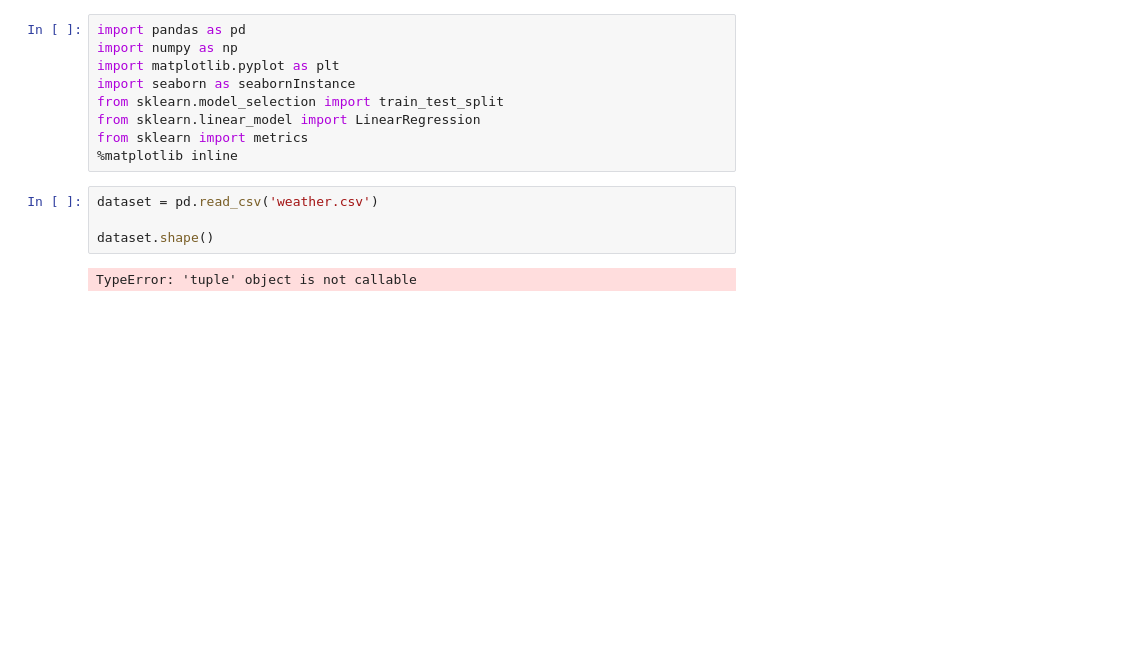
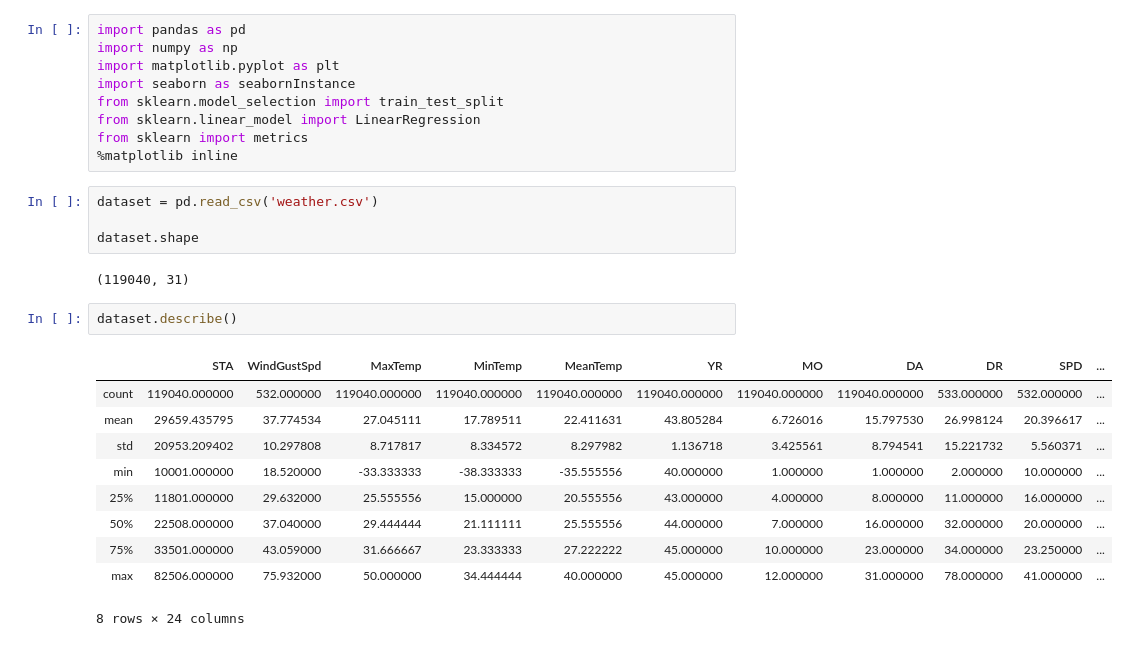
Before and after one commit to ljdutton2/Linear-regression-tutorial, a Jupyter notebook: linear regression tutorial.ipynb, the cells around one changed output. Saved outputs shown, nothing was run; the diff lists cells and outputs as text; blank space fills up the shorter version.

```diff
--- a/linear regression tutorial.ipynb
+++ b/linear regression tutorial.ipynb
@@ -10,6 +10,19 @@ from sklearn import metrics
 # %%
 dataset = pd.read_csv('weather.csv')
 
-dataset.shape()
+dataset.shape
 # %% [output]
-TypeError: 'tuple' object is not callable
+(119040, 31)
+# %%
+dataset.describe()
+# %% [output]
+|  | STA | WindGustSpd | MaxTemp | MinTemp | MeanTemp | YR | MO | DA | DR | SPD | ... |
+| count | 119040.000000 | 532.000000 | 119040.000000 | 119040.000000 | 119040.000000 | 119040.000000 | 119040.000000 | 119040.000000 | 533.000000 | 532.000000 | ... |
+| mean | 29659.435795 | 37.774534 | 27.045111 | 17.789511 | 22.411631 | 43.805284 | 6.726016 | 15.797530 | 26.998124 | 20.396617 | ... |
+| std | 20953.209402 | 10.297808 | 8.717817 | 8.334572 | 8.297982 | 1.136718 | 3.425561 | 8.794541 | 15.221732 | 5.560371 | ... |
+| min | 10001.000000 | 18.520000 | -33.333333 | -38.333333 | -35.555556 | 40.000000 | 1.000000 | 1.000000 | 2.000000 | 10.000000 | ... |
+| 25% | 11801.000000 | 29.632000 | 25.555556 | 15.000000 | 20.555556 | 43.000000 | 4.000000 | 8.000000 | 11.000000 | 16.000000 | ... |
+| 50% | 22508.000000 | 37.040000 | 29.444444 | 21.111111 | 25.555556 | 44.000000 | 7.000000 | 16.000000 | 32.000000 | 20.000000 | ... |
+| 75% | 33501.000000 | 43.059000 | 31.666667 | 23.333333 | 27.222222 | 45.000000 | 10.000000 | 23.000000 | 34.000000 | 23.250000 | ... |
+| max | 82506.000000 | 75.932000 | 50.000000 | 34.444444 | 40.000000 | 45.000000 | 12.000000 | 31.000000 | 78.000000 | 41.000000 | ... |
+8 rows × 24 columns
```
Also changed, not shown: parts of 10 cells of this notebook.
